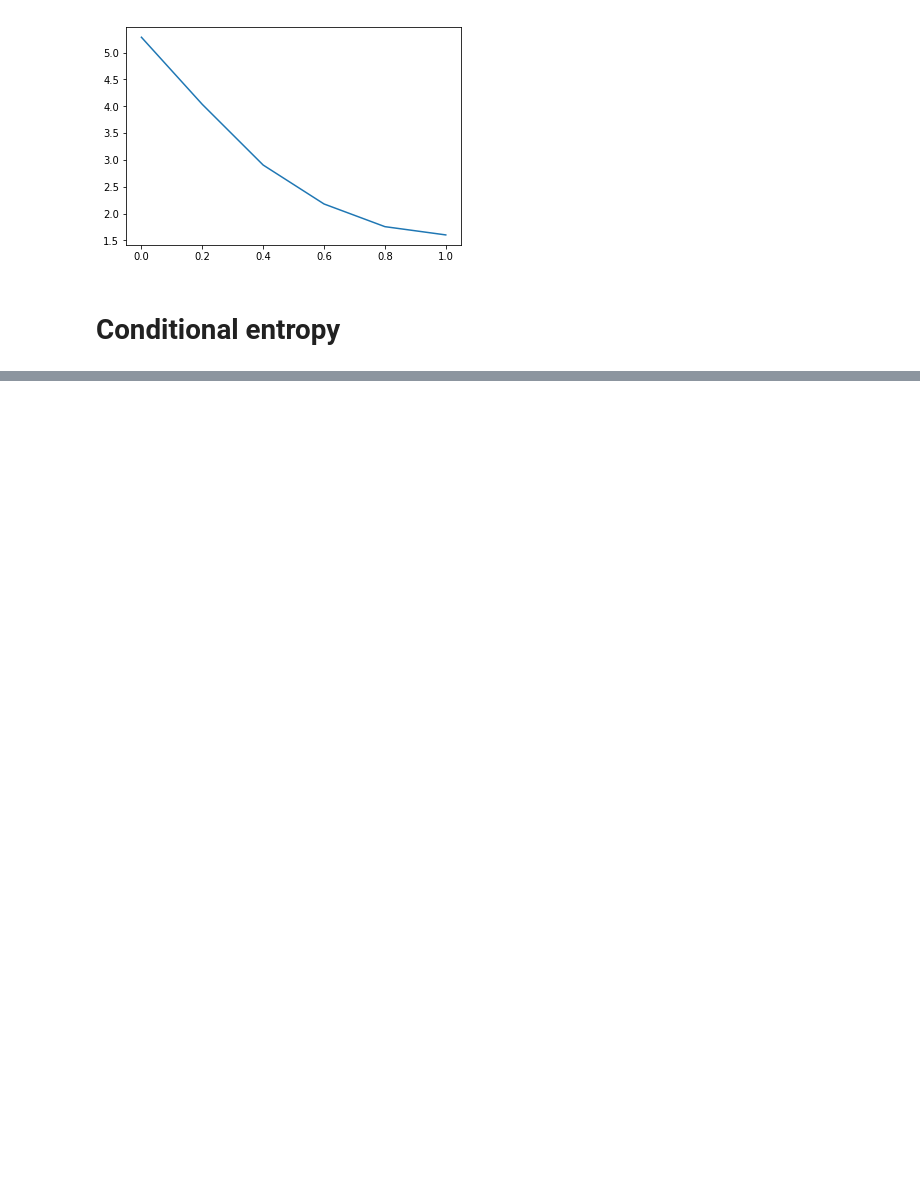
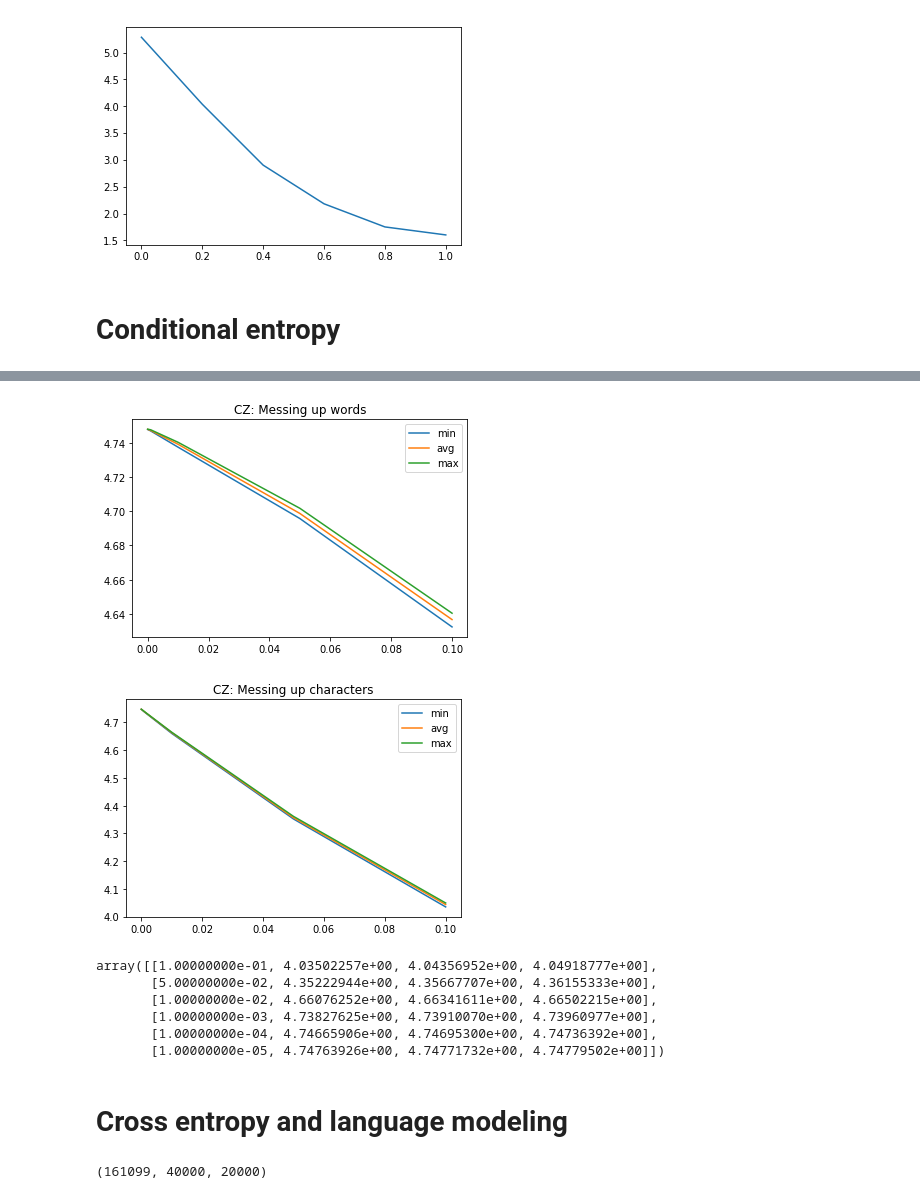
Before and after one commit to darthdeus/npfl097, a Jupyter notebook: NPFL067 Assignment - Exploring Entropy and Language Modeling.ipynb, the cells around one changed output, grey strips where cells are left out. Drawn from its saved outputs; the diff is of its cells as text; code cells hidden in the pictures; blank space fills up the shorter version.

```diff
--- a/NPFL067 Assignment - Exploring Entropy and Language Modeling.ipynb
+++ b/NPFL067 Assignment - Exploring Entropy and Language Modeling.ipynb
@@ -110,0 +146,17 @@ print(min_max_avg(ents))
+# %%
+cz_words = text_cz.split("\n")
+cz_dictionary = list(set(cz_words))
+
+plot_iters(lambda p: text_entropy("\n".join(perturb_word(cz_words, cz_dictionary, p))), "CZ: Messing up words")
+plot_iters(lambda p: text_entropy(perturb(text_cz, p)), "CZ: Messing up characters")
+# %% [output]
+[figure, added]
+[figure, added]
+array([[1.00000000e-01, 4.03502257e+00, 4.04356952e+00, 4.04918777e+00],
+       [5.00000000e-02, 4.35222944e+00, 4.35667707e+00, 4.36155333e+00],
+       [1.00000000e-02, 4.66076252e+00, 4.66341611e+00, 4.66502215e+00],
+       [1.00000000e-03, 4.73827625e+00, 4.73910070e+00, 4.73960977e+00],
+       [1.00000000e-04, 4.74665906e+00, 4.74695300e+00, 4.74736392e+00],
+       [1.00000000e-05, 4.74763926e+00, 4.74771732e+00, 4.74779502e+00]])
+# %% [markdown]
+# Cross entropy and language modeling
@@ -110,0 +174,4 @@ print(min_max_avg(ents))
+# %%
+len(en_train_words), len(en_heldout_words), len(en_test_words)
+# %% [output]
+(161099, 40000, 20000)
```
Also changed, not shown: parts of 17 cells of this notebook.
